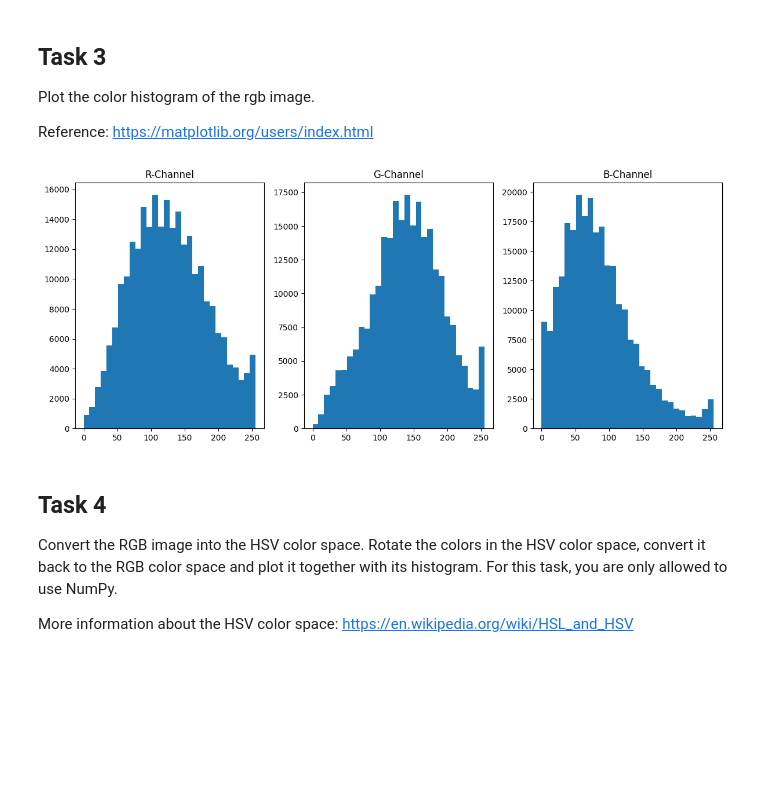
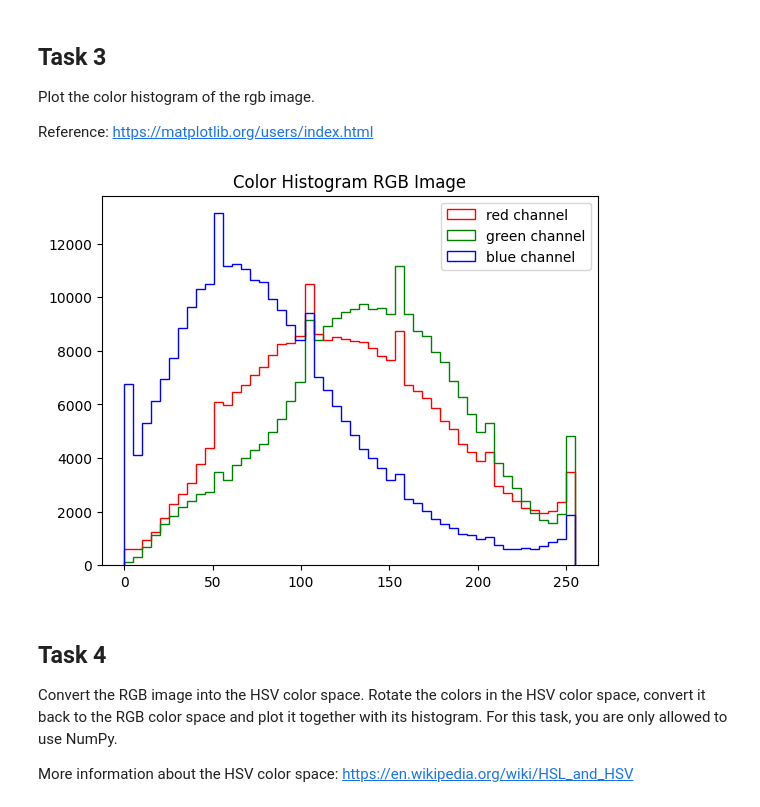
Before and after one commit to SebastianHeid/3dcv-students, a Jupyter notebook: 1.0-tl-scientific-python.ipynb, the cells around one changed output. Saved outputs shown, nothing was run; the diff lists cells and outputs as text; code cells hidden in the pictures; blank space fills up the shorter version.

```diff
--- a/1.0-tl-scientific-python.ipynb
+++ b/1.0-tl-scientific-python.ipynb
@@ -179,29 +179,23 @@ Reference: https://matplotlib.org/users/index.html
 # %%
 def plot_color_histogram(image):
     '''
     Plot the histogram of each color channel into a single plot.
     Take a look at the scikit-image submodule skimage.exposure
 
     image -- RGB image
     '''
     # TODO: implement this function
-    fig, axs = plt.subplots( 1, 3, figsize=(12,5) )
+    plt.hist(image[...,0].flatten(), bins=50, color='r', histtype='step', label="red channel")
+    plt.hist(image[...,1].flatten(), bins=50, color='g', histtype='step', label="green channel")
+    plt.hist(image[...,2].flatten(), bins=50, color='b', histtype='step', label="blue channel")
 
-    axs[0].hist( image[...,0].flatten(), bins=30 )
-    axs[0].set_title("R-Channel")
-
-    axs[1].hist(image[...,1].flatten(), bins=30 )
-    axs[1].set_title("G-Channel")
-
-    axs[2].hist(image[...,2].flatten(), bins=30 )
-    axs[2].set_title("B-Channel")
-
-    fig.tight_layout()
+    plt.title("Color Histogram RGB Image")
+    plt.legend()
     fig.show()
 
 plot_color_histogram(image)
 # %% [output]
-[figure, old version]
+[figure, new version]
 # %% [markdown]
 ## Task 4
 
```
Also changed, not shown: parts of 2 cells of this notebook, 1 other file.
